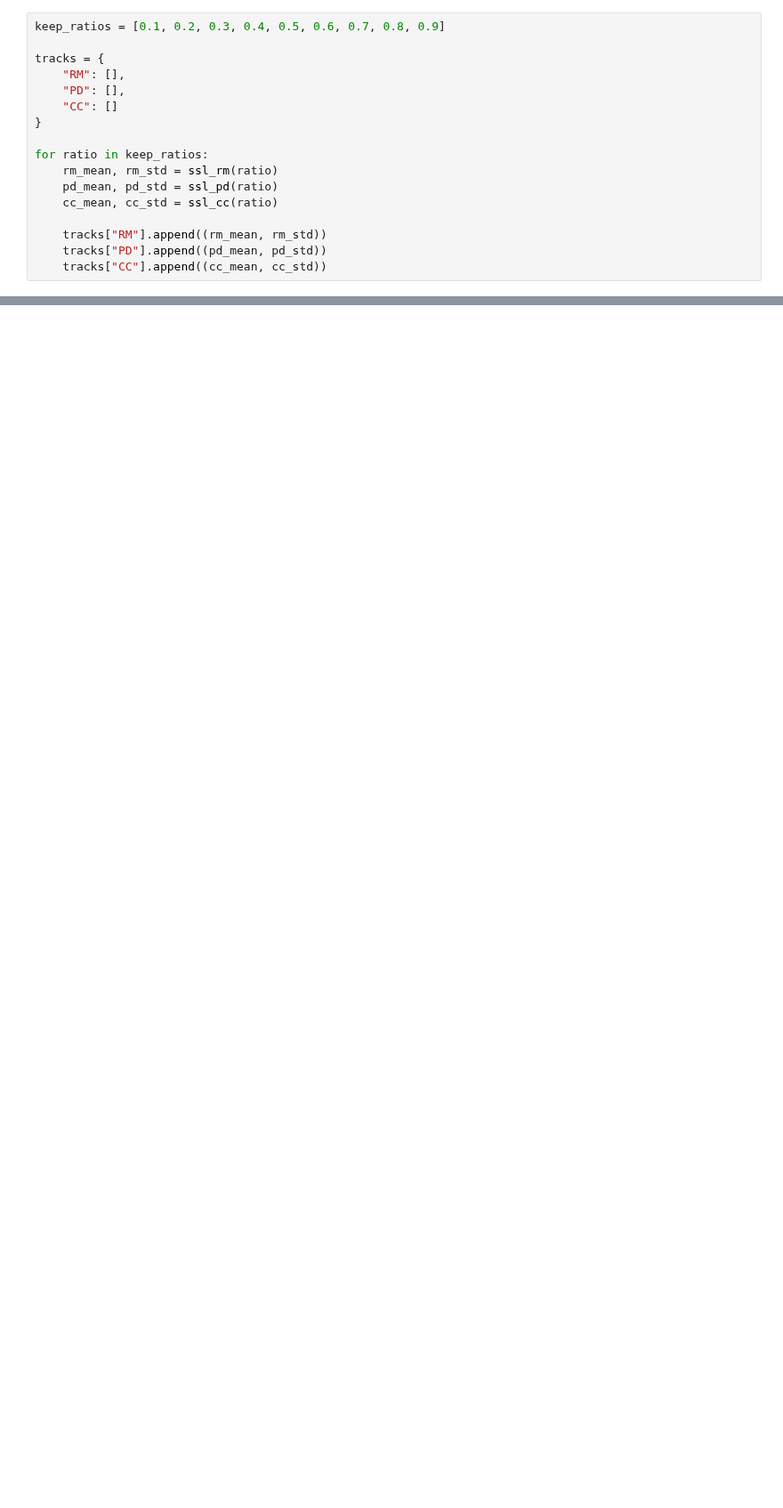
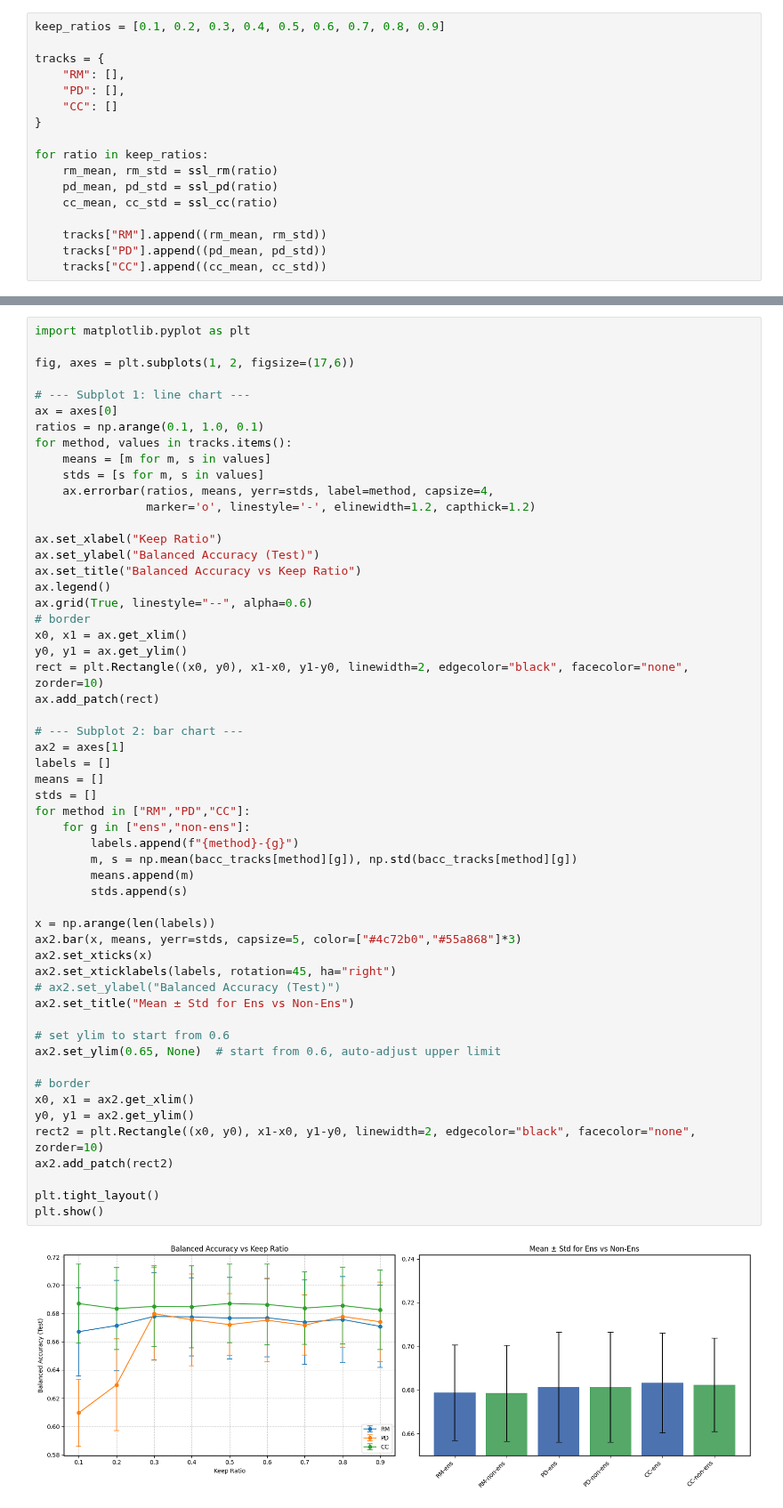
Before and after one commit to HaiAu2501/EL4TF, a Jupyter notebook: experiments/binary/synt_semi.ipynb, the cells around one changed output, grey strips where cells are left out. Shown at 89% size. Cells and saved outputs as stored; diff of their text form; blank space fills up the shorter version.

```diff
--- a/experiments/binary/synt_semi.ipynb
+++ b/experiments/binary/synt_semi.ipynb
@@ -911,0 +892,57 @@ tracks
+# %%
+import matplotlib.pyplot as plt
+
+fig, axes = plt.subplots(1, 2, figsize=(17,6))
+
+# --- Subplot 1: line chart ---
+ax = axes[0]
+ratios = np.arange(0.1, 1.0, 0.1)
+for method, values in tracks.items():
+    means = [m for m, s in values]
+    stds = [s for m, s in values]
+    ax.errorbar(ratios, means, yerr=stds, label=method, capsize=4,
+                marker='o', linestyle='-', elinewidth=1.2, capthick=1.2)
+
+ax.set_xlabel("Keep Ratio")
+ax.set_ylabel("Balanced Accuracy (Test)")
+ax.set_title("Balanced Accuracy vs Keep Ratio")
+ax.legend()
+ax.grid(True, linestyle="--", alpha=0.6)
+# border
+x0, x1 = ax.get_xlim()
+y0, y1 = ax.get_ylim()
+rect = plt.Rectangle((x0, y0), x1-x0, y1-y0, linewidth=2, edgecolor="black", facecolor="none", zorder=10)
+ax.add_patch(rect)
+
+# --- Subplot 2: bar chart ---
+ax2 = axes[1]
+labels = []
+means = []
+stds = []
+for method in ["RM","PD","CC"]:
+    for g in ["ens","non-ens"]:
+        labels.append(f"{method}-{g}")
+        m, s = np.mean(bacc_tracks[method][g]), np.std(bacc_tracks[method][g])
+        means.append(m)
+        stds.append(s)
+
+x = np.arange(len(labels))
+ax2.bar(x, means, yerr=stds, capsize=5, color=["#4c72b0","#55a868"]*3)
+ax2.set_xticks(x)
+ax2.set_xticklabels(labels, rotation=45, ha="right")
+# ax2.set_ylabel("Balanced Accuracy (Test)")
+ax2.set_title("Mean ± Std for Ens vs Non-Ens")
+
+# set ylim to start from 0.6
+ax2.set_ylim(0.65, None)  # start from 0.6, auto-adjust upper limit
+
+# border
+x0, x1 = ax2.get_xlim()
+y0, y1 = ax2.get_ylim()
+rect2 = plt.Rectangle((x0, y0), x1-x0, y1-y0, linewidth=2, edgecolor="black", facecolor="none", zorder=10)
+ax2.add_patch(rect2)
+
+plt.tight_layout()
+plt.show()
+# %% [output]
+[figure, added]
```
Also changed, not shown: parts of 1 cell of this notebook.
